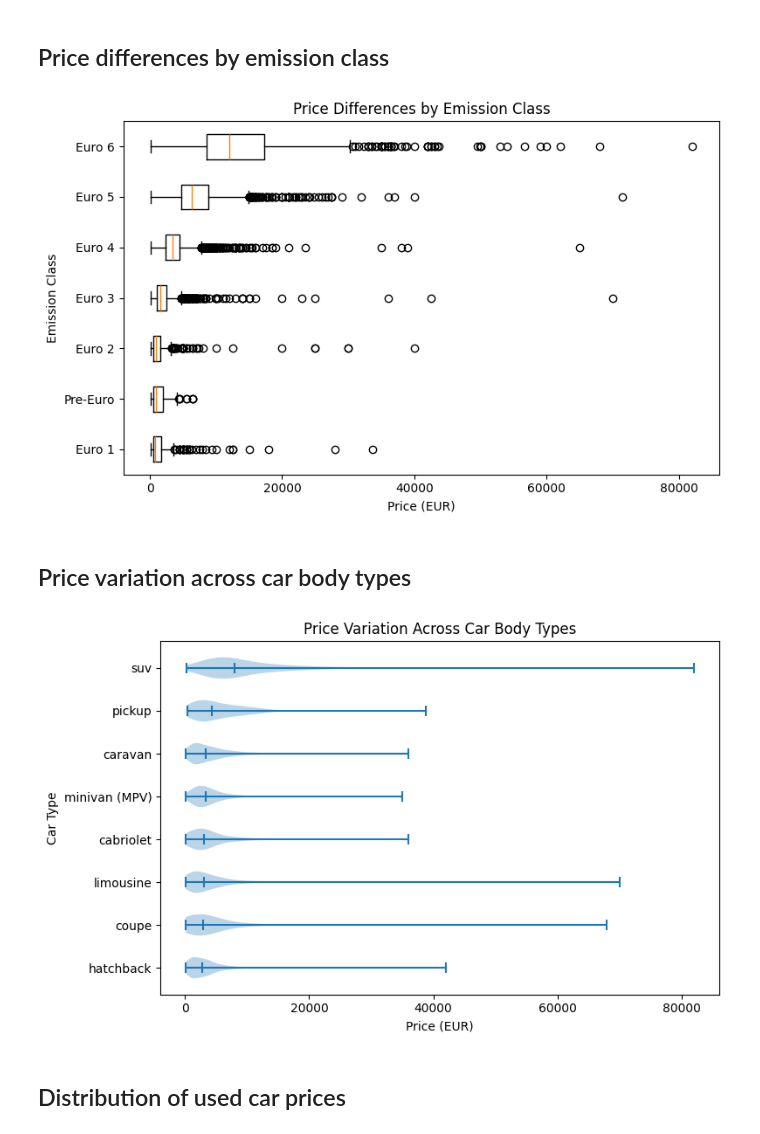
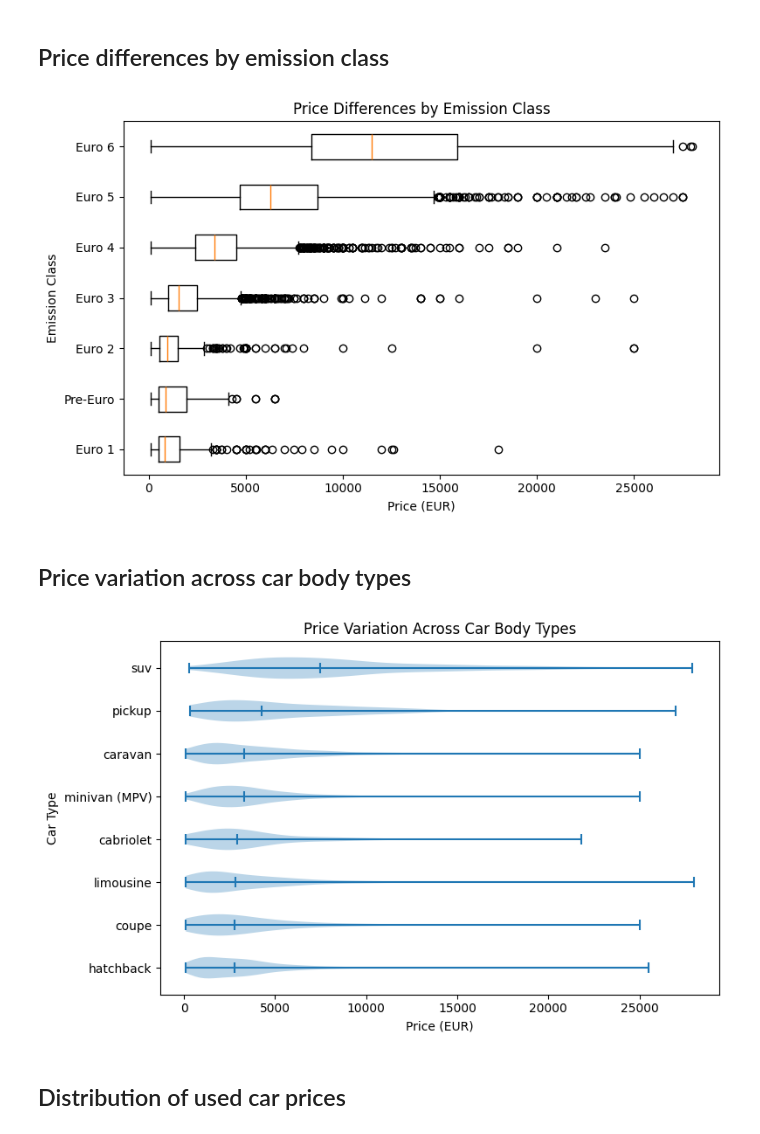
Before and after one commit to papadopoules/marketplace-price-prediction, a Jupyter notebook: marketplace-analysis.ipynb, the cells around one changed output. Saved outputs shown, nothing was run; the diff lists cells and outputs as text; code cells hidden in the pictures.

```diff
--- a/marketplace-analysis.ipynb
+++ b/marketplace-analysis.ipynb
@@ -781,0 +826,5 @@ plt.show()
+# %%
+count = (serbia['price'] >= 28000).sum()
+print(f"Number of cars with price >= 28000: {count}")
+
+serbia = serbia[serbia['price'] < 28000]
@@ -781,0 +891,2 @@ plt.show()
+# %%
+serbia = serbia[serbia['engine_capacity'] <= 5000]
@@ -781,0 +945,10 @@ plt.show()
+# %%
+serbia = serbia[serbia['engine_capacity'] != serbia['hp']]
+
+plt.subplot(2,2,1)
+serbia['engine_capacity'].hist()
+
+plt.subplot(2,2,2)
+serbia['engine_capacity'].plot(kind='box')
+
+plt.show()
@@ -781,0 +1050,16 @@ plt.show()
+# %%
+serbia = serbia[serbia['hp'] <= 400]
+
+plt.subplot(2,2,1)
+serbia['hp'].hist()
+
+plt.subplot(2,2,2)
+serbia['hp'].plot(kind='box')
+
+plt.subplot(2,2,3)
+serbia['kw'].hist()
+
+plt.subplot(2,2,4)
+serbia['kw'].plot(kind='box')
+
+plt.show()
@@ -915,22 +1177,29 @@ plt.show()
 # %%
 emission_order = (
     serbia.groupby("emission_class", observed=True)["price"]
     .median()
     .sort_values()
     .index
 )
 
-data = [serbia.loc[serbia["emission_class"] == cat, "price"].dropna() for cat in emission_order]
+data = [serbia.loc[serbia["emission_class"] == cat, "price"].dropna()
+for cat in emission_order]
 
 fig, ax = plt.subplots(figsize=(8, 5))
-ax.boxplot(data, vert=False, labels=[str(x) for x in emission_order])
+ax.boxplot(
+    data,
+    vert=False,
+    tick_labels=[str(x) for x in emission_order]
+)
+
 ax.set_title("Price Differences by Emission Class")
 ax.set_xlabel("Price (EUR)")
 ax.set_ylabel("Emission Class")
+
 plt.tight_layout()
 plt.show()
 # %% [output]
-[figure, old version]
+[figure, new version]
 # %% [markdown]
 ## Price variation across car body types
 # %%
@@ -952,7 +1221,7 @@ ax.set_ylabel("Car Type")
 plt.tight_layout()
 plt.show()
 # %% [output]
-[figure, old version]
+[figure, new version]
 # %% [markdown]
 ## Distribution of used car prices
 # %%
```
Also changed, not shown: parts of 62 cells of this notebook.
